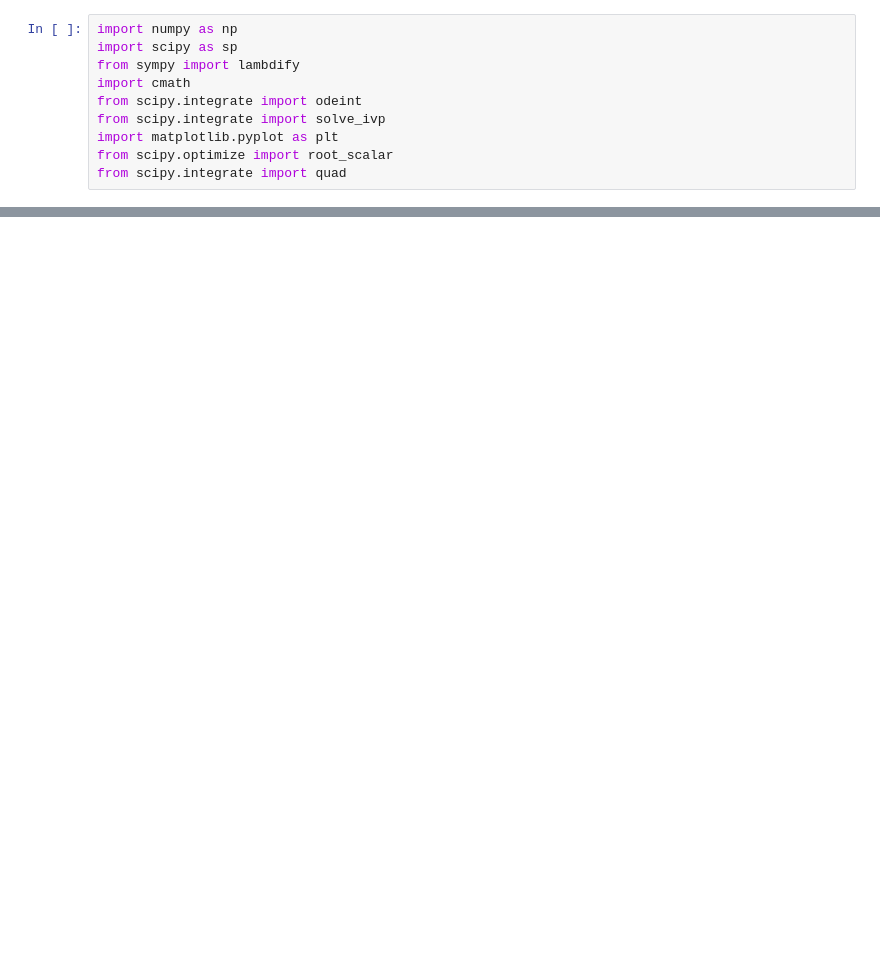
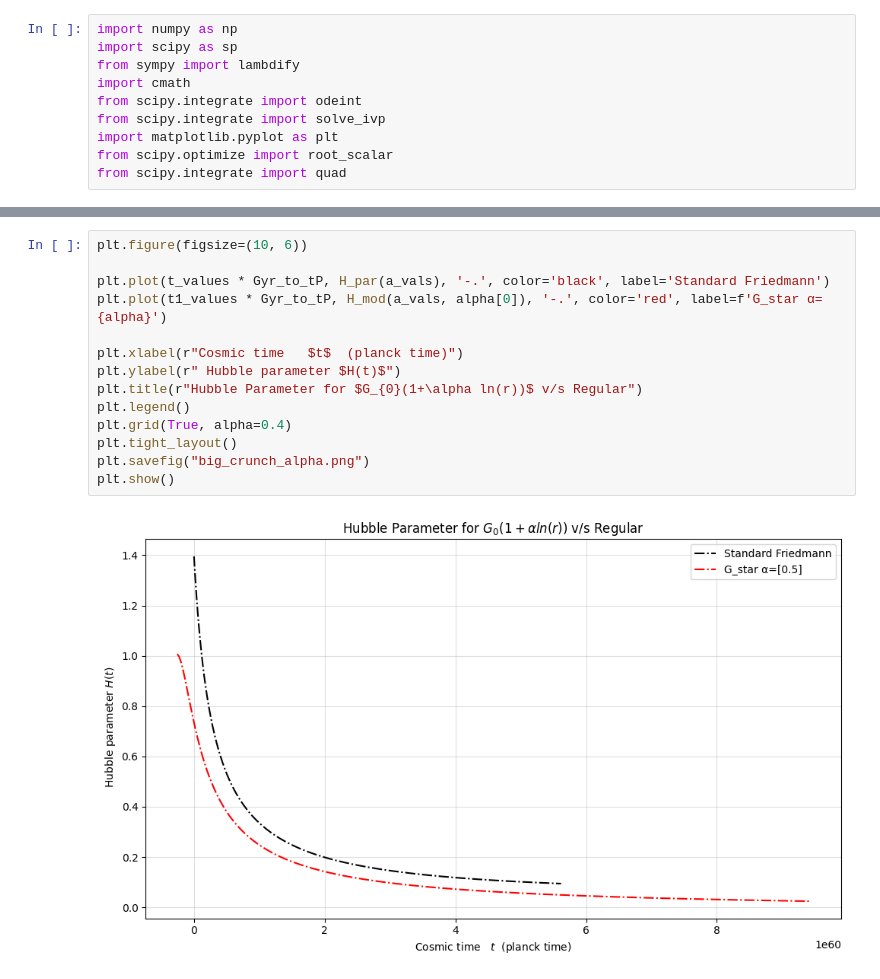
Before and after one commit to RohanBolle/BigCrunch, a Jupyter notebook: H0_plots.ipynb, the cells around one changed output, grey strips where cells are left out. Drawn from its saved outputs; the diff is of its cells as text; blank space fills up the shorter version.

```diff
--- a/H0_plots.ipynb
+++ b/H0_plots.ipynb
@@ -21,0 +124,16 @@ omega_0 = omega_lambda + omega_r + Omega_0_m
+# %%
+plt.figure(figsize=(10, 6))
+
+plt.plot(t_values * Gyr_to_tP, H_par(a_vals), '-.', color='black', label='Standard Friedmann')
+plt.plot(t1_values * Gyr_to_tP, H_mod(a_vals, alpha[0]), '-.', color='red', label=f'G_star α={alpha}')
+
+plt.xlabel(r"Cosmic time   $t$  (planck time)")
+plt.ylabel(r" Hubble parameter $H(t)$")
+plt.title(r"Hubble Parameter for $G_{0}(1+\alpha ln(r))$ v/s Regular")
+plt.legend()
+plt.grid(True, alpha=0.4)
+plt.tight_layout()
+plt.savefig("big_crunch_alpha.png")
+plt.show()
+# %% [output]
+[figure, added]
```
Also changed, not shown: parts of 6 cells of this notebook.
